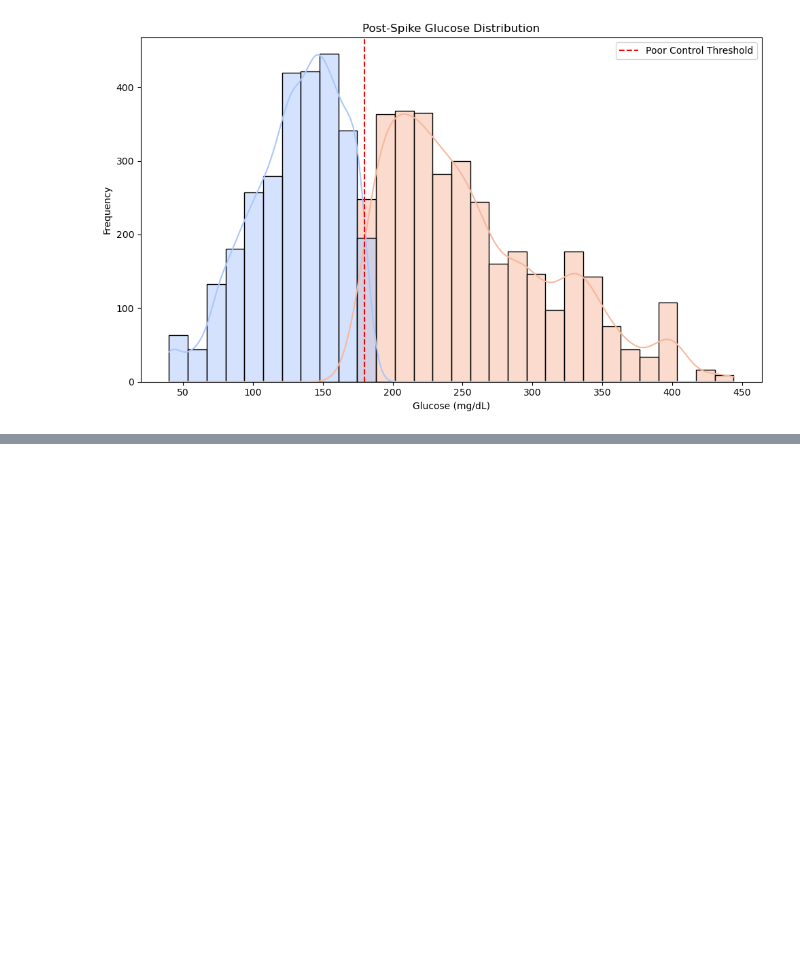
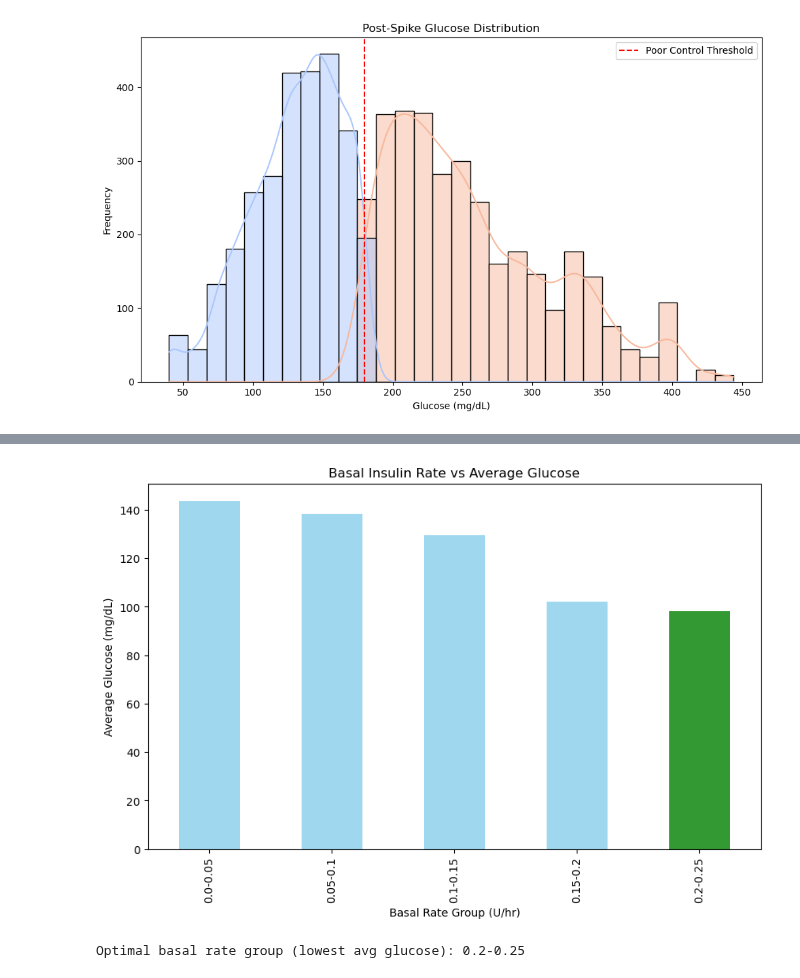
Before and after one commit to msdesh99/Python-Data-Analysis, a Jupyter notebook: Team11_PyQuester_Prescriptive_Analysis.ipynb, the cells around one changed output, grey strips where cells are left out. Cells and saved outputs as stored; diff of their text form; code cells hidden in the pictures; blank space fills up the shorter version.

```diff
--- a/Team11_PyQuester_Prescriptive_Analysis.ipynb
+++ b/Team11_PyQuester_Prescriptive_Analysis.ipynb
@@ -845,0 +903,31 @@ plt.show()
+# %%
+
+# ------------------ Load Data ------------------
+df = pd.read_csv(patients_demographic_path)
+
+# ------------------ Create Bins ------------------
+num_bins = 5
+bins = np.linspace(df['basal_rate_cleaned'].min(), df['basal_rate_cleaned'].max(), num_bins+1)
+labels = [f"{round(bins[i],2)}-{round(bins[i+1],2)}" for i in range(num_bins)]
+df['basal_group'] = pd.cut(df['basal_rate_cleaned'], bins=bins, labels=labels, include_lowest=True)
+
+# ------------------ Group Average Glucose ------------------
+group_avg = df.groupby('basal_group', observed=True)['glucose'].mean()
+
+# ------------------ Identify Optimal Bin ------------------
+optimal_bin = group_avg.idxmin()
+
+# ------------------ Set Colors ------------------
+colors = ['green' if x == optimal_bin else 'skyblue' for x in group_avg.index]
+
+# ------------------ Plot Bar Chart ------------------
+group_avg.plot(kind='bar', color=colors, figsize=(10,6), alpha=0.8)
+plt.title('Basal Insulin Rate vs Average Glucose')
+plt.xlabel('Basal Rate Group (U/hr)')
+plt.ylabel('Average Glucose (mg/dL)')
+plt.show()
+
+print(f"Optimal basal rate group (lowest avg glucose): {optimal_bin}")
+# %% [output]
+[figure, added]
+Optimal basal rate group (lowest avg glucose): 0.2-0.25
```
Also changed, not shown: parts of 5 cells of this notebook.
